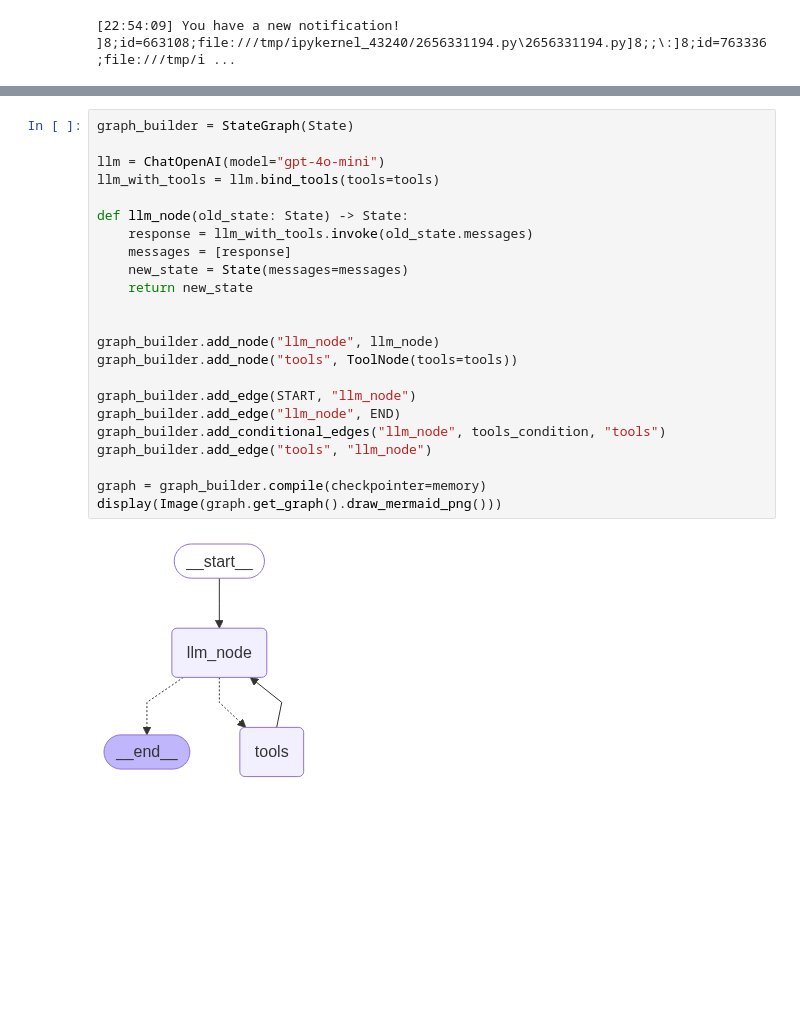
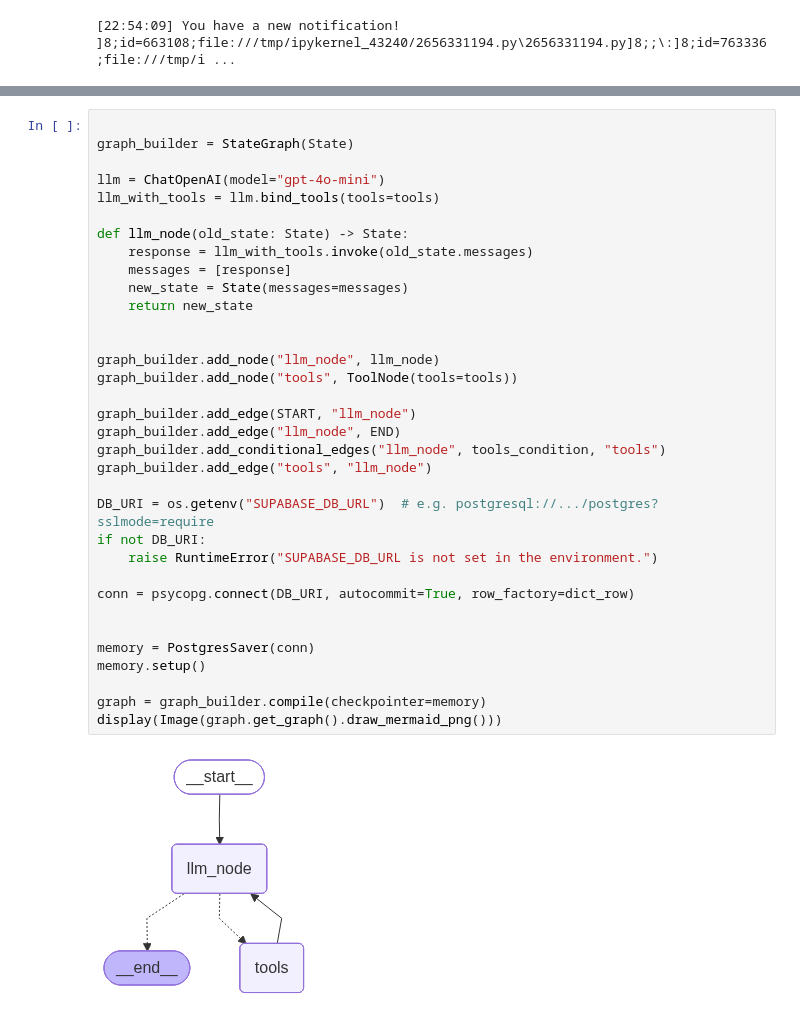
Before and after one commit to rakibj/medical-reports, a Jupyter notebook: basics/langgraph_basic_tool_memory.ipynb, the cells around one changed output, grey strips where cells are left out. Drawn from its saved outputs; the diff is of its cells as text; blank space fills up the shorter version.

```diff
--- a/basics/langgraph_basic_tool_memory.ipynb
+++ b/basics/langgraph_basic_tool_memory.ipynb
@@ -202,28 +238,39 @@ memory = SqliteSaver(conn)
 # %%
+
 graph_builder = StateGraph(State)
 
 llm = ChatOpenAI(model="gpt-4o-mini")
 llm_with_tools = llm.bind_tools(tools=tools)
 
 def llm_node(old_state: State) -> State:
     response = llm_with_tools.invoke(old_state.messages)
     messages = [response]
     new_state = State(messages=messages)
     return new_state
 
 
 graph_builder.add_node("llm_node", llm_node)
 graph_builder.add_node("tools", ToolNode(tools=tools))
 
 graph_builder.add_edge(START, "llm_node")
 graph_builder.add_edge("llm_node", END)
 graph_builder.add_conditional_edges("llm_node", tools_condition, "tools")
 graph_builder.add_edge("tools", "llm_node")
 
+DB_URI = os.getenv("SUPABASE_DB_URL")  # e.g. postgresql://.../postgres?sslmode=require
+if not DB_URI:
+    raise RuntimeError("SUPABASE_DB_URL is not set in the environment.")
+
+conn = psycopg.connect(DB_URI, autocommit=True, row_factory=dict_row)
+
+
+memory = PostgresSaver(conn)
+memory.setup()
+
 graph = graph_builder.compile(checkpointer=memory)
 display(Image(graph.get_graph().draw_mermaid_png()))
 # %% [output]
-[figure, old version]
+[figure, new version]
 # %%
 config = {"configurable": {"thread_id": "1"}}
 
```
Also changed, not shown: parts of 3 cells of this notebook, 7 other files.
